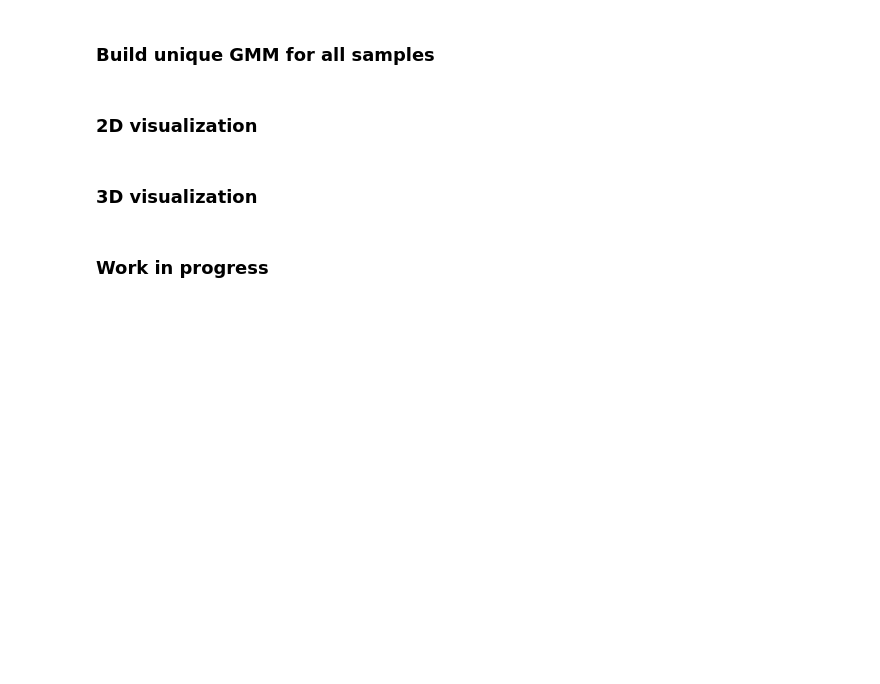
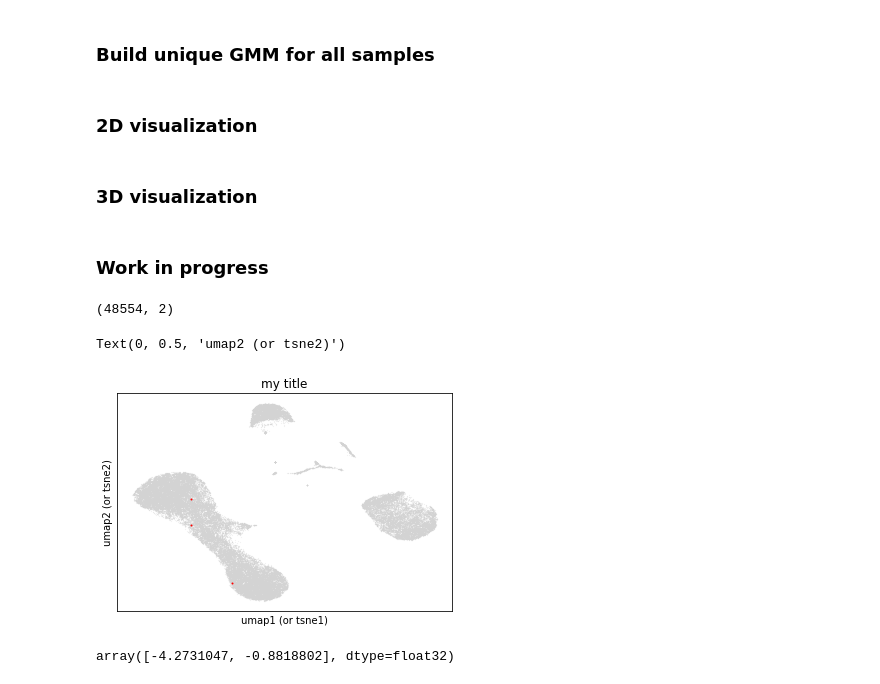
Before and after one commit to thomsonlab/popalign, a Jupyter notebook: examples/popalign.ipynb, the cells around one changed output. Saved outputs shown, nothing was run; the diff lists cells and outputs as text; code cells hidden in the pictures; blank space fills up the shorter version.

```diff
--- a/examples/popalign.ipynb
+++ b/examples/popalign.ipynb
@@ -297,3 +297,33 @@ PA.plotfeatures(pop)
 #-------------- WORK IN PROGRESS BELOW ----------------
 #%%%%%%%%%%%%%%%%%%%%%%%%%%%%%%%%%%%%%%%%%%%%%%%%%%%%%%
 #%%%%%%%%%%%%%%%%%%%%%%%%%%%%%%%%%%%%%%%%%%%%%%%%%%%%%%
+# %%
+pop['umap']
+# %% [output]
+(48554, 2)
+# %%
+import matplotlib
+from matplotlib import pyplot as plt
+
+x = pop['umap'][:,0]
+y = pop['umap'][:,1]
+
+plt.scatter(x,y,s=.01,c='lightgrey')
+
+idx_infected = [10,100,5000]
+x_infected = x[idx_infected]
+y_infected = y[idx_infected]
+plt.scatter(x_infected,y_infected,s=1,c='red')
+
+plt.title('my title')
+plt.xticks([])
+plt.yticks([])
+plt.xlabel('umap1 (or tsne1)')
+plt.ylabel('umap2 (or tsne2)')
+# %% [output]
+Text(0, 0.5, 'umap2 (or tsne2)')
+[figure, added]
+# %%
+pop['umap'][5000,:]
+# %% [output]
+array([-4.2731047, -0.8818802], dtype=float32)
```
